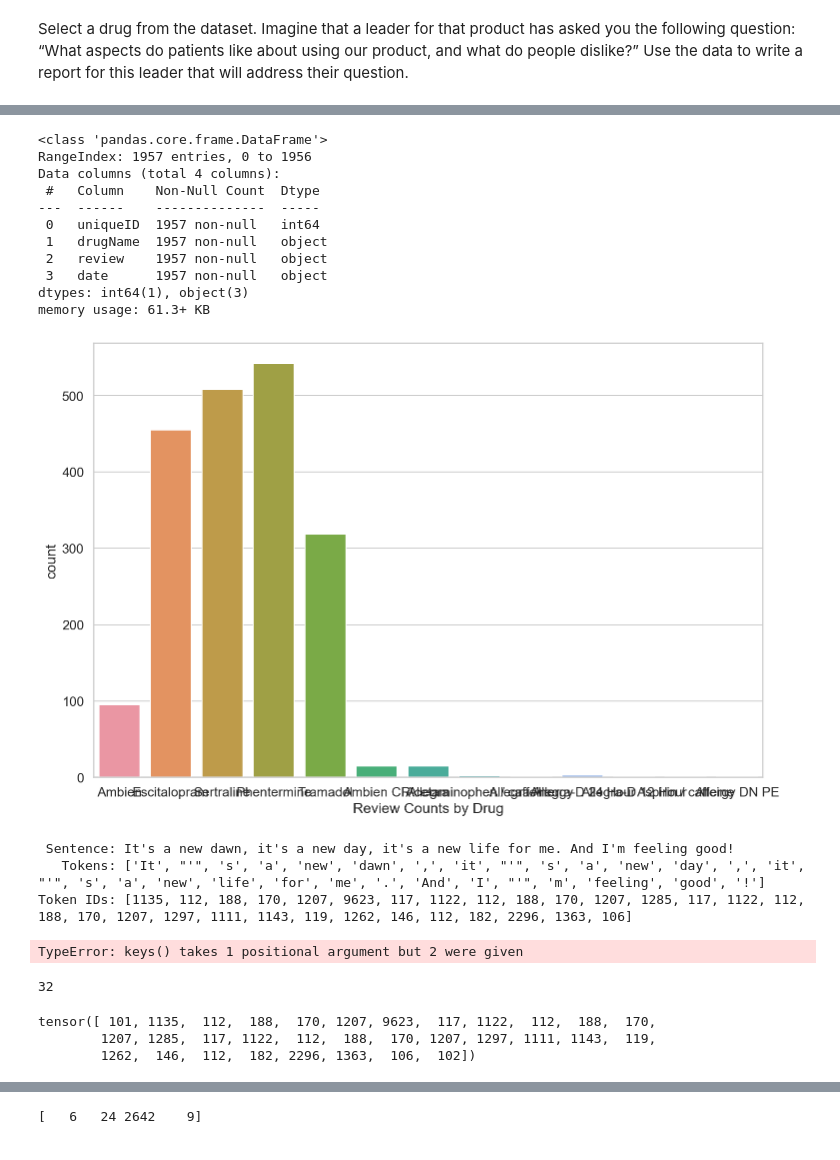
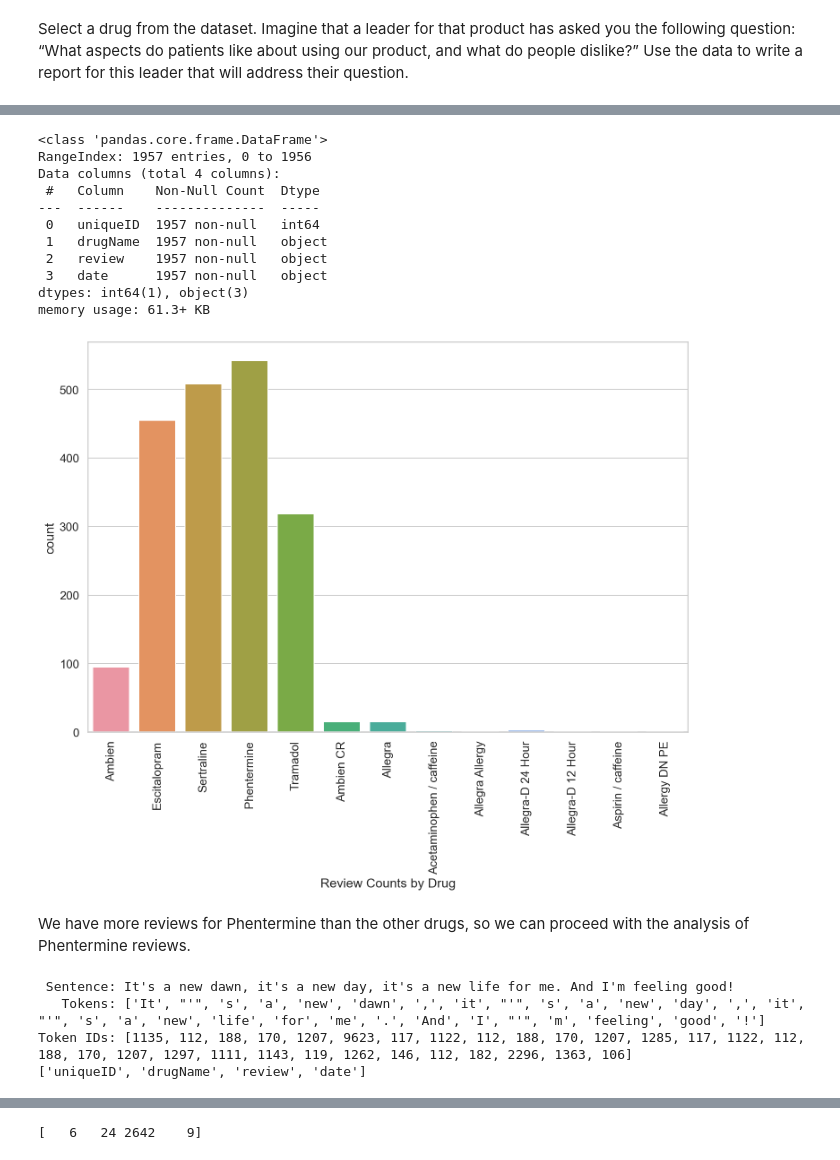
Before and after one commit to BroaderImpact/Technical, a Jupyter notebook: GSK/analysis_1.0.ipynb, the cells around one changed output, grey strips where cells are left out. Saved outputs shown, nothing was run; the diff lists cells and outputs as text; code cells hidden in the pictures.

Commit message:
update analysis_1.0.ipynb
Signed-off-by: BroaderImpact <BroaderImpact@users.noreply.github.com>

```diff
--- a/GSK/analysis_1.0.ipynb
+++ b/GSK/analysis_1.0.ipynb
@@ -59,25 +69,28 @@ transformers: 4.13.0
 # %%
 # Exploratory Data Analysis
 
 df = pd.read_csv("case_study_data.txt", sep="\t", header=0)
 df.head()
 df.shape
 df.info()
 sns.countplot(df.drugName)
+plt.xticks(rotation=90)
 plt.xlabel('Review Counts by Drug');
 # %% [output]
 <class 'pandas.core.frame.DataFrame'>
 RangeIndex: 1957 entries, 0 to 1956
 Data columns (total 4 columns):
  #   Column    Non-Null Count  Dtype
 ---  ------    --------------  -----
  0   uniqueID  1957 non-null   int64
  1   drugName  1957 non-null   object
  2   review    1957 non-null   object
  3   date      1957 non-null   object
 dtypes: int64(1), object(3)
 memory usage: 61.3+ KB
-[figure, old version]
+[figure, new version]
+# %% [markdown]
+We have more reviews for Phentermine than the other drugs, so we can proceed with the analysis of Phentermine reviews.
 # %%
 # Data Preprocessing with BERT
 PRE_TRAINED_MODEL_NAME = "bert-base-cased"
@@ -97,30 +110,23 @@ tokenizer.unk_token, tokenizer.unk_token_id # unknown
 
 encoding = tokenizer.encode_plus(
   sample_txt,
-  max_length=None,
+  max_length=100,
+  truncation=True, # explicitly truncate to max length
   add_special_tokens=True, # Add '[CLS]' and '[SEP]'
   return_token_type_ids=False,
-  pad_to_max_length=True,
+  padding='max_length', # remove deprecated pad_to_max_length
   return_attention_mask=True,
   return_tensors='pt',  # Return PyTorch tensors
 )
 encoding.keys()
 
 # dict_keys(['input_ids', 'attention_mask']) # dict_keys doesn't work for py3
-vocab = list(df.keys(['input_ids', 'attention_mask']))
+vocab = list(df.keys())
+print(vocab)
 
 # https://curiousily.com/posts/sentiment-analysis-with-bert-and-hugging-face-using-pytorch-and-python/
 # %% [output]
  Sentence: It's a new dawn, it's a new day, it's a new life for me. And I'm feeling good!
    Tokens: ['It', "'", 's', 'a', 'new', 'dawn', ',', 'it', "'", 's', 'a', 'new', 'day', ',', 'it', "'", 's', 'a', 'new', 'life', 'for', 'me', '.', 'And', 'I', "'", 'm', 'feeling', 'good', '!']
 Token IDs: [1135, 112, 188, 170, 1207, 9623, 117, 1122, 112, 188, 170, 1207, 1285, 117, 1122, 112, 188, 170, 1207, 1297, 1111, 1143, 119, 1262, 146, 112, 182, 2296, 1363, 106]
+['uniqueID', 'drugName', 'review', 'date']
-TypeError: keys() takes 1 positional argument but 2 were given
-# %%
-# token ids
-print(len(encoding['input_ids'][0]))
-encoding['input_ids'][0]
-# %% [output]
-32
-tensor([ 101, 1135,  112,  188,  170, 1207, 9623,  117, 1122,  112,  188,  170,
-        1207, 1285,  117, 1122,  112,  188,  170, 1207, 1297, 1111, 1143,  119,
-        1262,  146,  112,  182, 2296, 1363,  106,  102])
```
Also changed, not shown: parts of 9 cells of this notebook.
